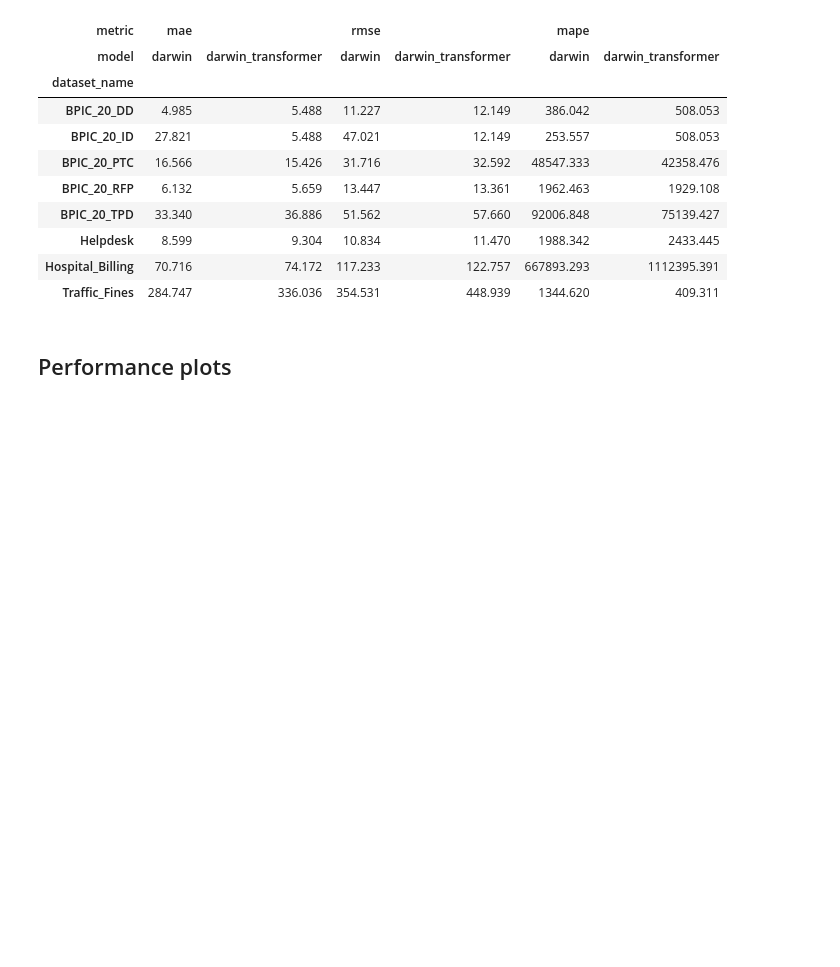
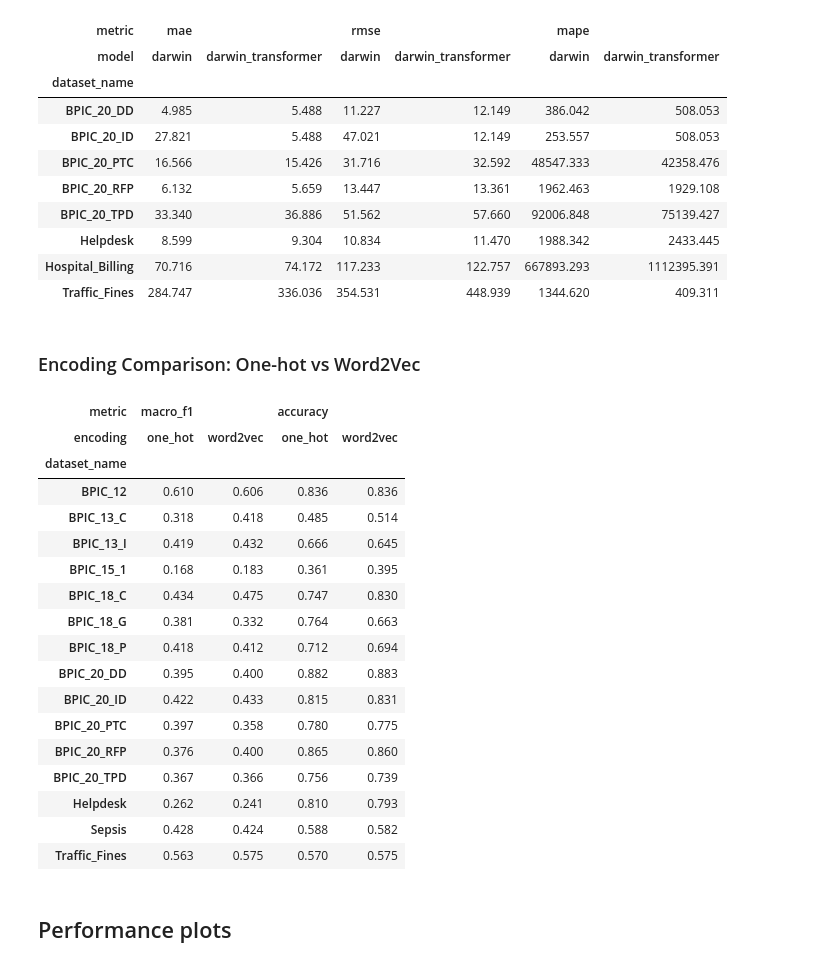
Before and after one commit to pavelihno/master-thesis, a Jupyter notebook: experiments/streaming/notebooks/results_analysis.ipynb, the cells around one changed output. Drawn from its saved outputs; the diff is of its cells as text; code cells hidden in the pictures; blank space fills up the shorter version.

Commit message:
encoding comparison

```diff
--- a/experiments/streaming/notebooks/results_analysis.ipynb
+++ b/experiments/streaming/notebooks/results_analysis.ipynb
@@ -458,3 +478,17 @@ comparison_table_df
 | Helpdesk | 8.599 | 9.304 | 10.834 | 11.470 | 1988.342 | 2433.445 |
 | Hospital_Billing | 70.716 | 74.172 | 117.233 | 122.757 | 667893.293 | 1112395.391 |
 | Traffic_Fines | 284.747 | 336.036 | 354.531 | 448.939 | 1344.620 | 409.311 |
+# %% [markdown]
+### Encoding Comparison: One-hot vs Word2Vec
+# %%
+NEXT_ACTIVITY_BASELINE_PATH = 'C:/Users/Pavel/Desktop/PROJECTS/master-thesis/datasets/results/next_activity/baseline.csv'
+
+ENCODING_COMPARISON_PATH = 'C:/Users/Pavel/Desktop/PROJECTS/master-thesis/datasets/results/next_activity/encoding_comparison.csv'
+
+task = 'next_activity'
+model_name = 'darwin'
+metric_factories = CLASSIFICATION_METRIC_FACTORIES
+
+word2vec_predictions_path = PREDICTIONS_DICT.get(task, {}).get('baseline', {})
+
+one_hot_predictions_path = PREDICTIONS_DICT.get(task, {}).get('one_hot', {})
@@ -461,3 +546,40 @@ comparison_table_df
+# %%
+encoding_order = ['one_hot', 'word2vec']
+metric_order = ['macro_f1', 'accuracy']
+
+if not comparison_table_df.empty:
+    ordered_cols = [
+        (metric, encoding)
+        for metric in metric_order
+        for encoding in encoding_order
+        if (metric, encoding) in comparison_table_df.columns
+    ]
+
+    comparison_table_df = comparison_table_df[ordered_cols]
+    comparison_table_df.columns = pd.MultiIndex.from_tuples(
+        comparison_table_df.columns, names=['metric', 'encoding']
+    )
+
+comparison_table_df
+# %% [output]
+| metric | macro_f1 |  | accuracy |  |
+| encoding | one_hot | word2vec | one_hot | word2vec |
+| dataset_name |  |  |  |  |
+| BPIC_12 | 0.610 | 0.606 | 0.836 | 0.836 |
+| BPIC_13_C | 0.318 | 0.418 | 0.485 | 0.514 |
+| BPIC_13_I | 0.419 | 0.432 | 0.666 | 0.645 |
+| BPIC_15_1 | 0.168 | 0.183 | 0.361 | 0.395 |
+| BPIC_18_C | 0.434 | 0.475 | 0.747 | 0.830 |
+| BPIC_18_G | 0.381 | 0.332 | 0.764 | 0.663 |
+| BPIC_18_P | 0.418 | 0.412 | 0.712 | 0.694 |
+| BPIC_20_DD | 0.395 | 0.400 | 0.882 | 0.883 |
+| BPIC_20_ID | 0.422 | 0.433 | 0.815 | 0.831 |
+| BPIC_20_PTC | 0.397 | 0.358 | 0.780 | 0.775 |
+| BPIC_20_RFP | 0.376 | 0.400 | 0.865 | 0.860 |
+| BPIC_20_TPD | 0.367 | 0.366 | 0.756 | 0.739 |
+| Helpdesk | 0.262 | 0.241 | 0.810 | 0.793 |
+| Sepsis | 0.428 | 0.424 | 0.588 | 0.582 |
+| Traffic_Fines | 0.563 | 0.575 | 0.570 | 0.575 |
 # %% [markdown]
 ## Performance plots
 # %% [markdown]
```
Also changed, not shown: parts of 13 cells of this notebook, 3 other files.
